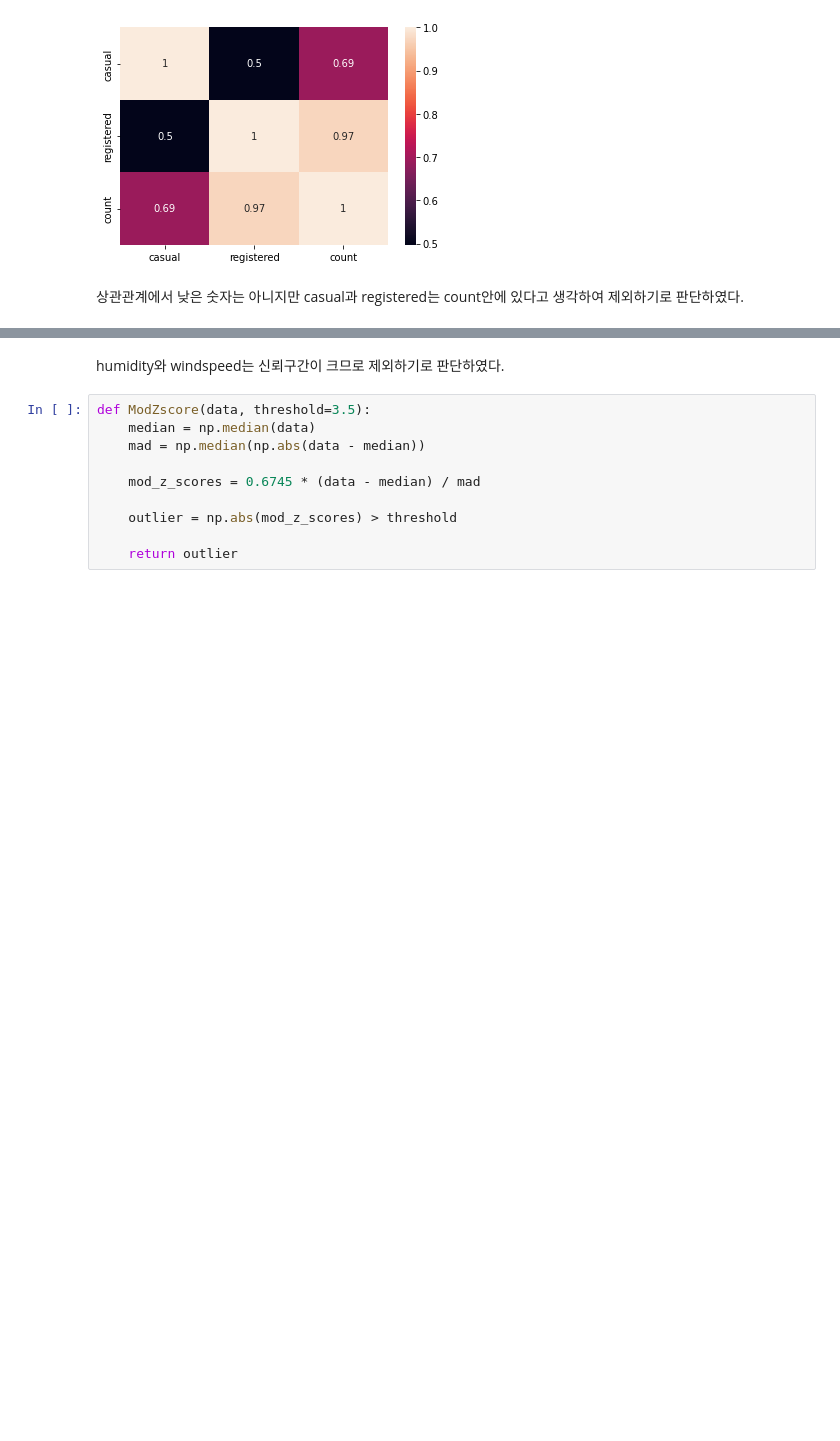
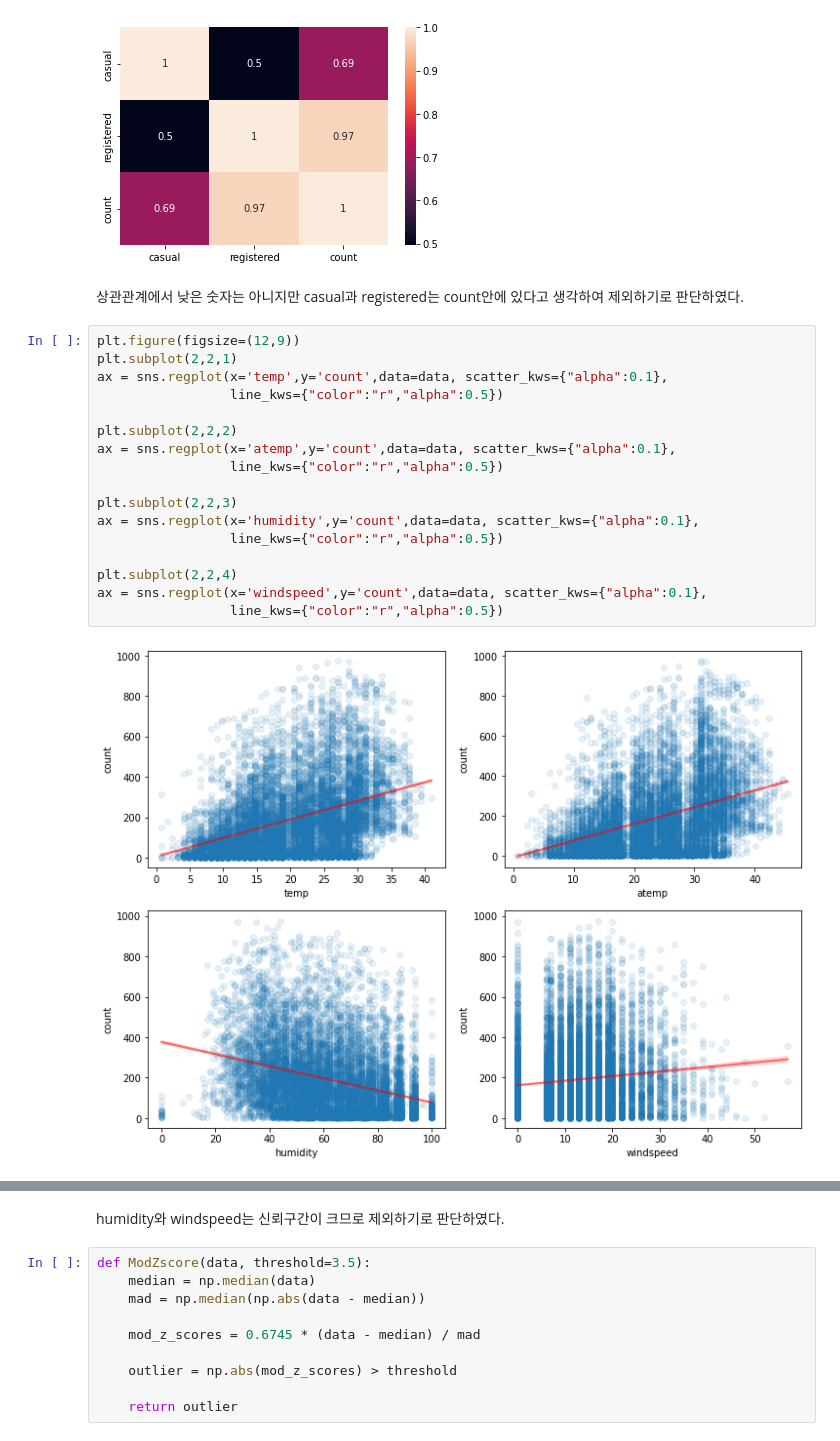
Before and after one commit to sungwo101/Aiffel_Exploration, a Jupyter notebook: [E_02]_bicycle.ipynb, the cells around one changed output, grey strips where cells are left out. Cells and saved outputs as stored; diff of their text form; blank space fills up the shorter version.

```diff
--- a/[E_02]_bicycle.ipynb
+++ b/[E_02]_bicycle.ipynb
@@ -359,6 +344,25 @@ plt.show()
 [figure]
 # %% [markdown]
 상관관계에서 낮은 숫자는 아니지만 casual과 registered는 count안에 있다고 생각하여 제외하기로 판단하였다.
+# %%
+plt.figure(figsize=(12,9))
+plt.subplot(2,2,1)
+ax = sns.regplot(x='temp',y='count',data=data, scatter_kws={"alpha":0.1},
+                 line_kws={"color":"r","alpha":0.5})
+
+plt.subplot(2,2,2)
+ax = sns.regplot(x='atemp',y='count',data=data, scatter_kws={"alpha":0.1},
+                 line_kws={"color":"r","alpha":0.5})
+
+plt.subplot(2,2,3)
+ax = sns.regplot(x='humidity',y='count',data=data, scatter_kws={"alpha":0.1},
+                 line_kws={"color":"r","alpha":0.5})
+
+plt.subplot(2,2,4)
+ax = sns.regplot(x='windspeed',y='count',data=data, scatter_kws={"alpha":0.1},
+                 line_kws={"color":"r","alpha":0.5})
+# %% [output]
+[figure, added]
 # %%
 plt.figure(figsize=(12,9))
 plt.subplot(2,2,1)
```
Also changed, not shown: parts of 27 cells of this notebook.
